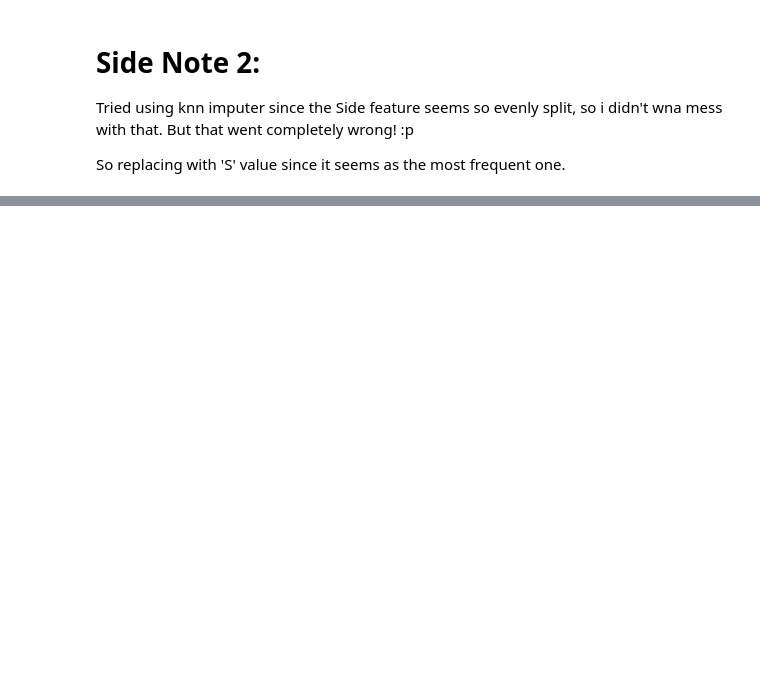
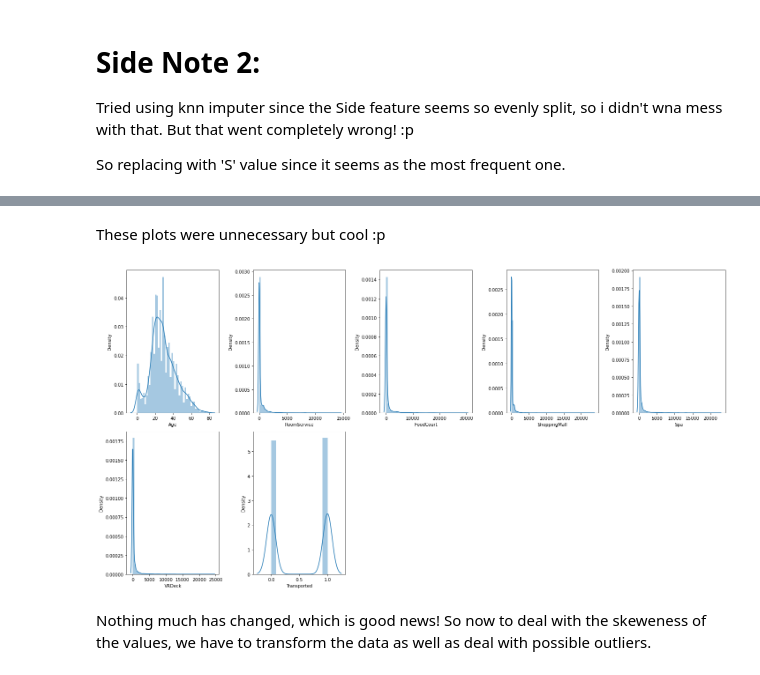
Before and after one commit to AzizTk/Spaceship-Titanic, a Jupyter notebook: spaceship-titanic.ipynb, the cells around one changed output, grey strips where cells are left out. Saved outputs shown, nothing was run; the diff lists cells and outputs as text; code cells hidden in the pictures; blank space fills up the shorter version.

```diff
--- a/spaceship-titanic.ipynb
+++ b/spaceship-titanic.ipynb
@@ -319,0 +446,3 @@ So replacing with 'S' value since it seems as the most frequent one.
+# %%
+train['CryoSleep'] = train.CryoSleep.fillna(False)
+test['CryoSleep'] = test.CryoSleep.fillna(False)
@@ -319,0 +520,21 @@ So replacing with 'S' value since it seems as the most frequent one.
+# %% [markdown]
+These plots were unnecessary but cool :p
+# %%
+#Checking the distribution of the numerical values !
+plt.figure(figsize = (20, 15))
+plotnumber = 1
+
+for column in num_cols:
+    if plotnumber <= 14:
+        ax = plt.subplot(3, 5, plotnumber)
+        sns.distplot(train[column])
+        plt.xlabel(column)
+
+    plotnumber += 1
+
+plt.tight_layout()
+plt.show()
+# %% [output]
+[figure, added]
+# %% [markdown]
+Nothing much has changed, which is good news! So now to deal with the skeweness of the values, we have to transform the data as well as deal with possible outliers.
```
Also changed, not shown: parts of 37 cells of this notebook.
